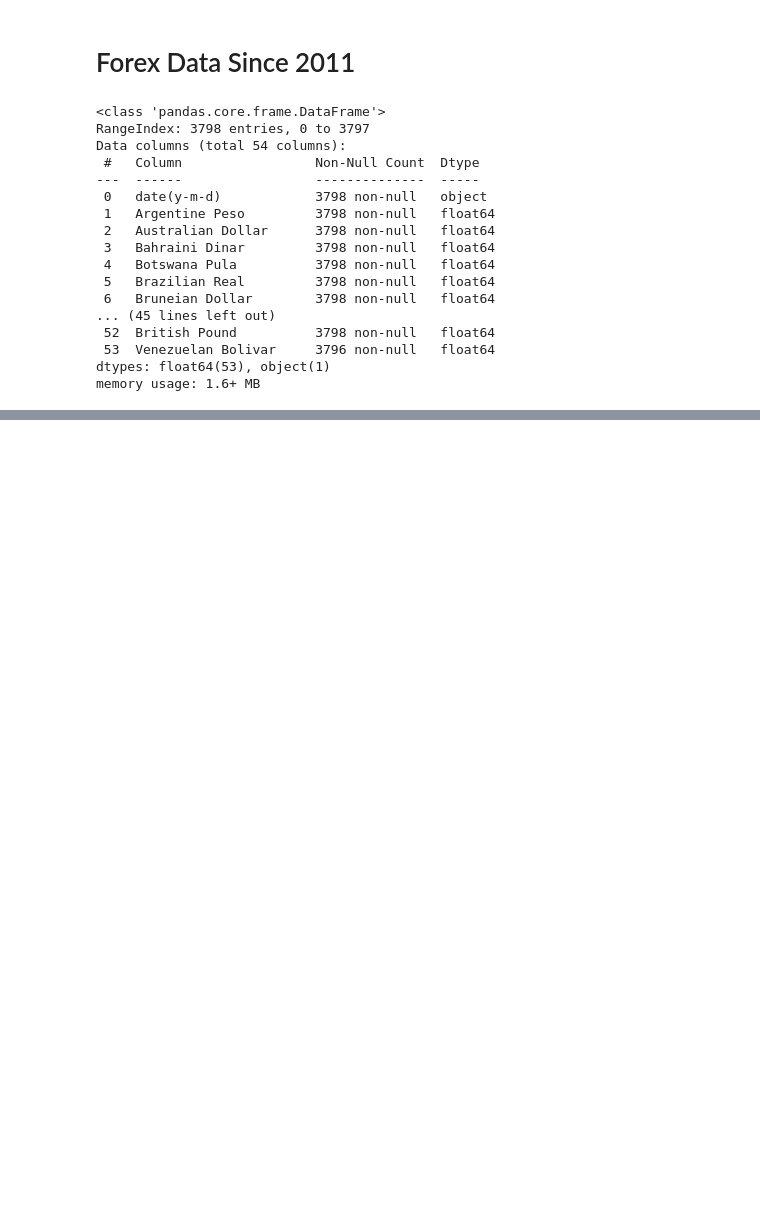
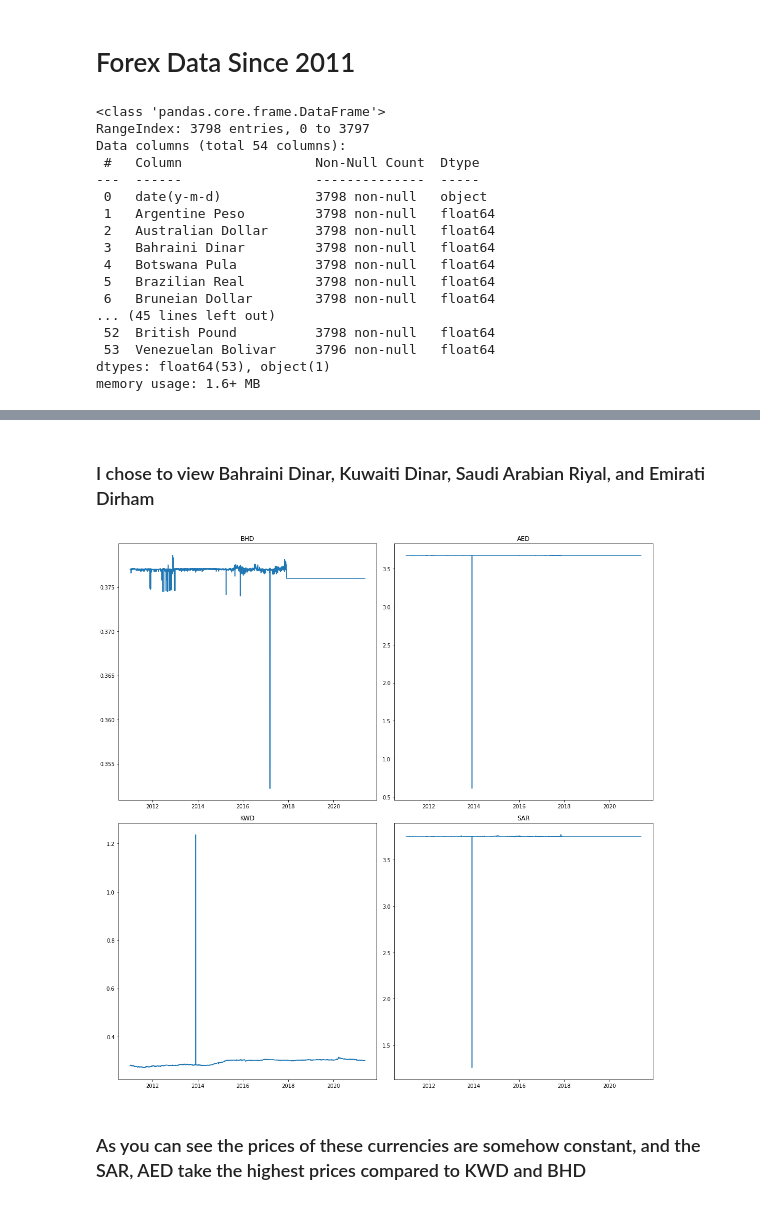
Before and after one commit to moh-ash96/data-visualization, a Jupyter notebook: viz-a.ipynb, the cells around one changed output, grey strips where cells are left out. Cells and saved outputs as stored; diff of their text form; code cells hidden in the pictures; blank space fills up the shorter version.

```diff
--- a/viz-a.ipynb
+++ b/viz-a.ipynb
@@ -30,3 +30,6 @@ Data columns (total 54 columns):
  53  Venezuelan Bolivar     3796 non-null   float64
 dtypes: float64(53), object(1)
 memory usage: 1.6+ MB
+# %%
+df['date(y-m-d)'] = pd.to_datetime(df['date(y-m-d)'])
+df
@@ -33 +71,31 @@ memory usage: 1.6+ MB
+# %% [markdown]
+### I chose to view Bahraini Dinar, Kuwaiti Dinar, Saudi Arabian Riyal, and Emirati Dirham
+# %%
+date = data['Date'].max()
+prices = data[data['Date'] == date][['BHD', 'KWD', 'SAR', 'AED']]
+prices
+
+df2 = (data['Date'], data['BHD'])
+
+x = data['Date']
+y1 = data['BHD']
+y2 = data['KWD']
+y3 = data['AED']
+y4 = data['SAR']
+
+fig, axs = plt.subplots(2, 2, figsize=(15,15))
+axs[0, 0].plot(x, y1)
+axs[0, 0].set_title("BHD")
+axs[1, 0].plot(x, y2)
+axs[1, 0].set_title("KWD")
+axs[1, 0].sharex(axs[0, 0])
+axs[0, 1].plot(x, y3)
+axs[0, 1].set_title("AED")
+axs[1, 1].plot(x, y4)
+axs[1, 1].set_title("SAR")
+fig.tight_layout()
+# %% [output]
+[figure, added]
+# %% [markdown]
+### As you can see the prices of these currencies are somehow constant, and the SAR, AED take the highest prices compared to KWD and BHD
 # %%
```
Also changed, not shown: parts of 19 cells of this notebook, 1 other file.
